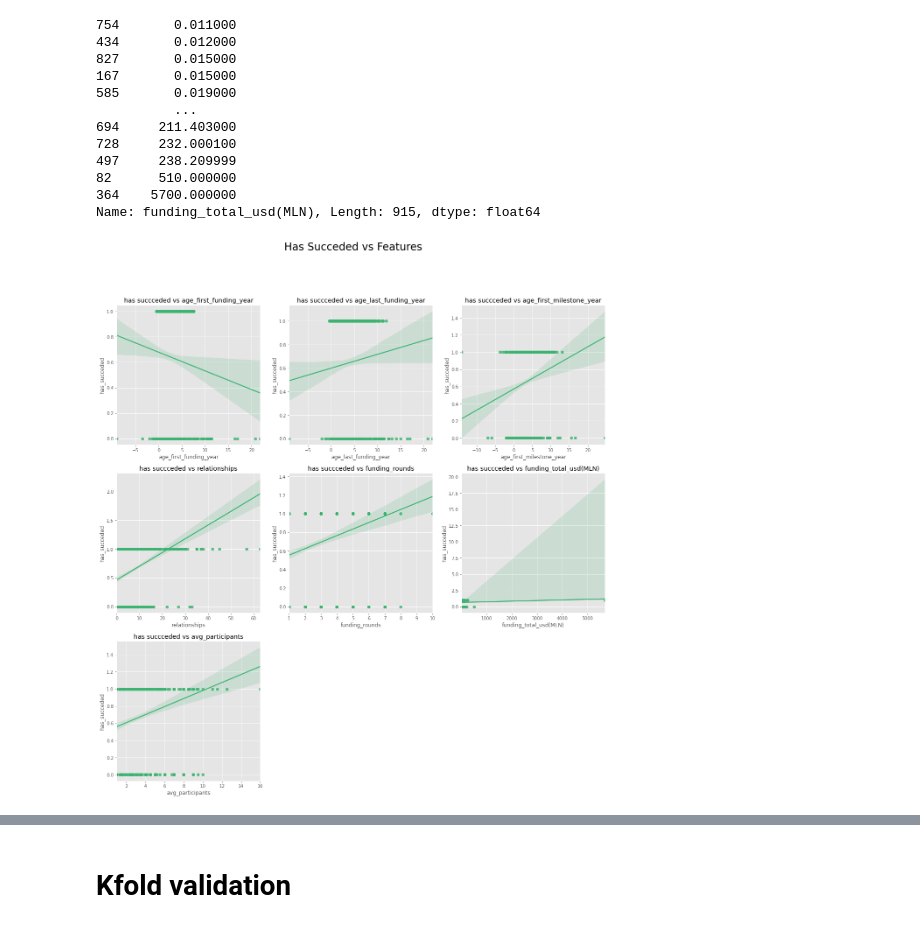
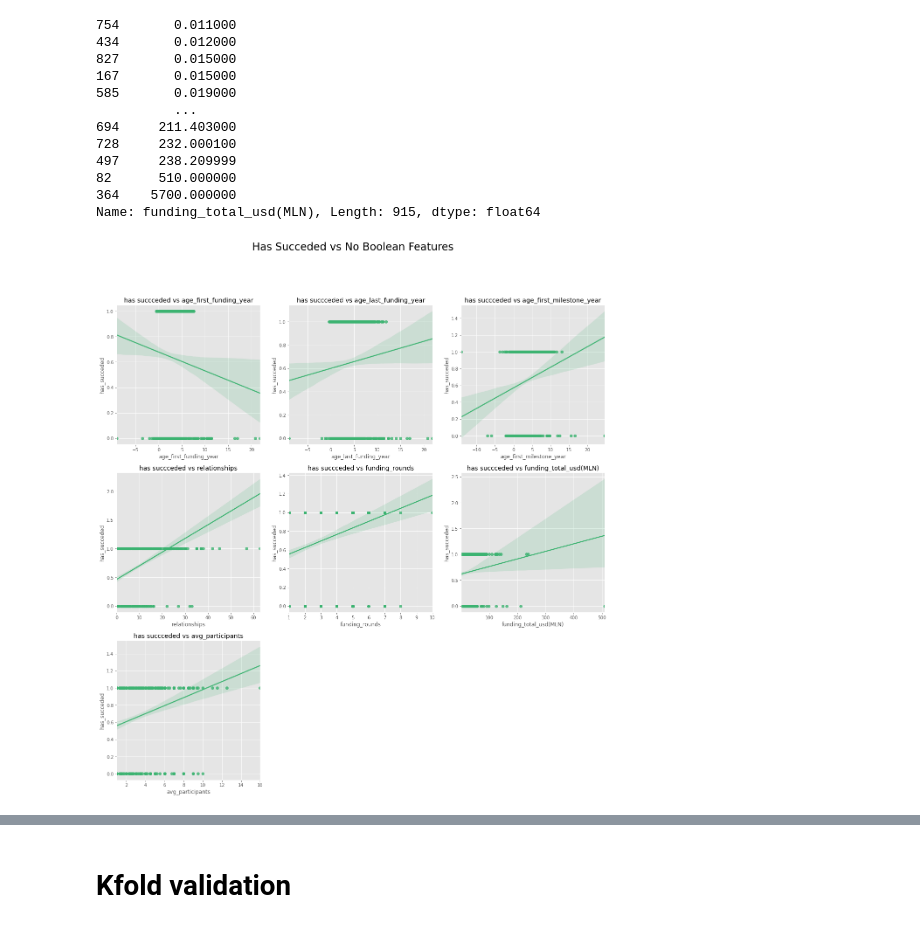
Before and after one commit to andreapiodantonio/data_science_project_dismi_adantonio_oczerwisnki, a Jupyter notebook: startup_classificator/startup_classificator.ipynb, the cells around one changed output, grey strips where cells are left out. Drawn from its saved outputs; the diff is of its cells as text; code cells hidden in the pictures.

```diff
--- a/startup_classificator/startup_classificator.ipynb
+++ b/startup_classificator/startup_classificator.ipynb
@@ -334,23 +302,25 @@ startup_clean['funding_total_usd(MLN)'].sort_values()
 82      510.000000
 364    5700.000000
 Name: funding_total_usd(MLN), Length: 915, dtype: float64
+# %%
+startup_clean = startup_clean[startup_clean['funding_total_usd(MLN)']<5000]
 # %%
 def plot_regs(df, features):
     plt.subplots(figsize=(20,20))
     i = 1
     for col in features:
         plt.subplot(3,3,i)
         sns.regplot(y = df['has_succeded'] , x = col, data = df, color='mediumseagreen') #, scatter_kws={'facecolors':df['color']})
         plt.title('has succceded vs '+ col)
         i+=1
 
 regressors = startup_clean.columns[1:-1]
 plot_regs(startup_clean, columnsbox)
 #plt.savefig('correlations_week_{}'.format(end_date))
-plt.suptitle("Has Succeded vs Features",fontsize=24)
+plt.suptitle("Has Succeded vs No Boolean Features",fontsize=24)
 plt.show()
 # %% [output]
-[figure, old version]
+[figure, new version]
 # %%
 df_corr = startup_clean.iloc[:,:]
 mat = df_corr.corr()
```
Also changed, not shown: parts of 40 cells of this notebook.
